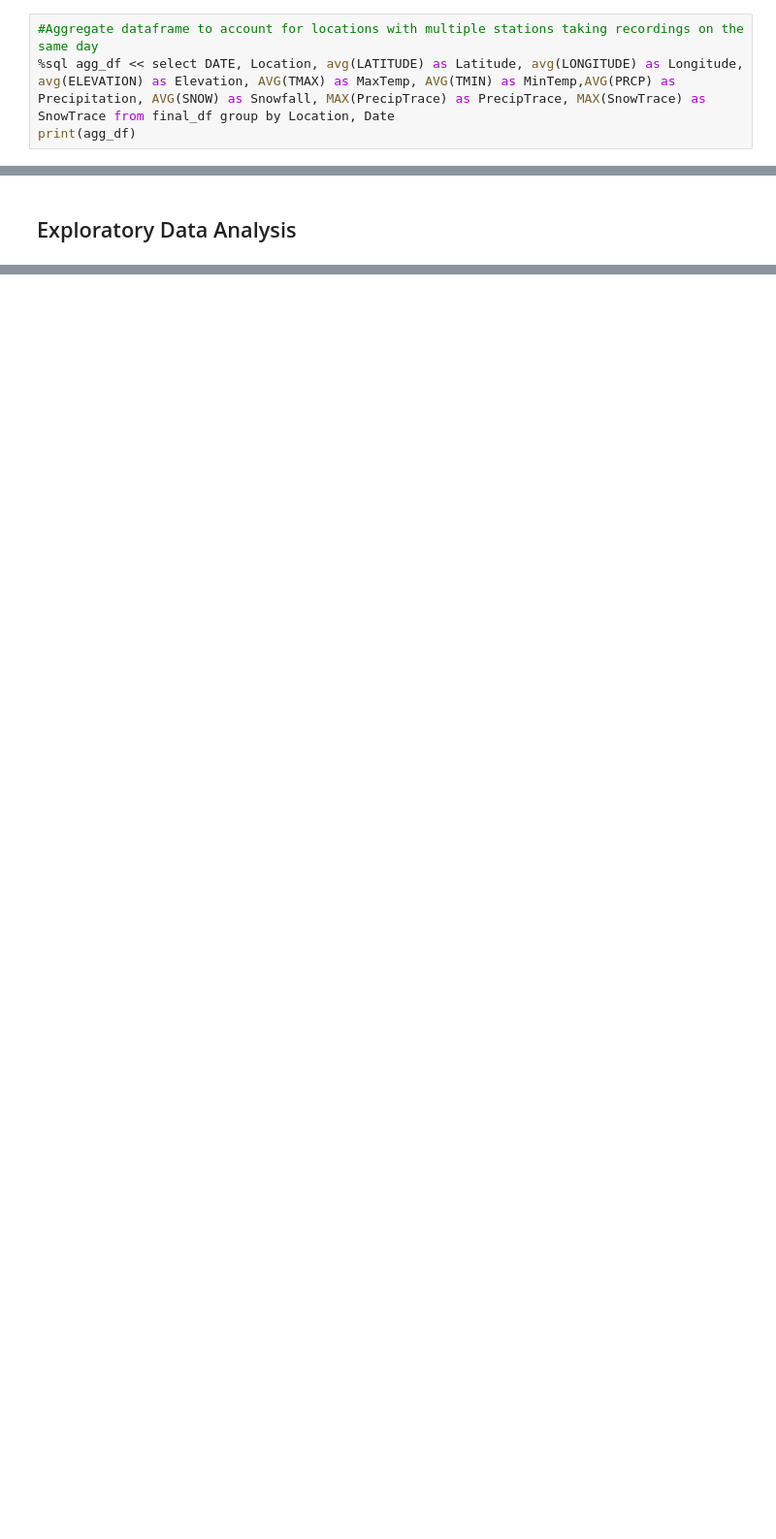
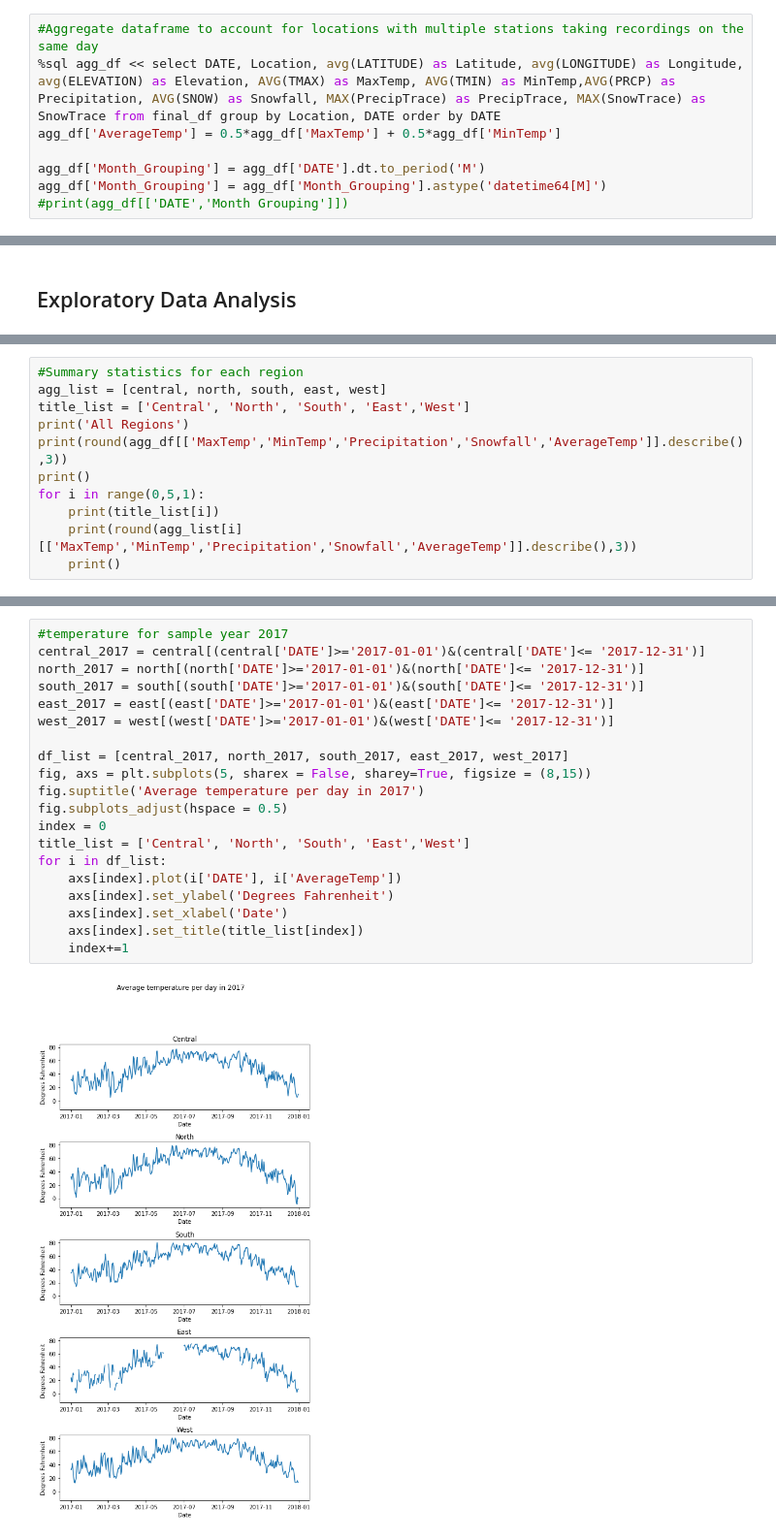
Before and after one commit to margaretquirk7/info2950, a Jupyter notebook: MQuirk_SUtech_PhaseII.ipynb, the cells around one changed output, grey strips where cells are left out. Shown: that part at 97% size. Cells and saved outputs as stored; diff of their text form; blank space fills up the shorter version.

```diff
--- a/MQuirk_SUtech_PhaseII.ipynb
+++ b/MQuirk_SUtech_PhaseII.ipynb
@@ -152,7 +152,11 @@ final_df['DATE'] = pd.to_datetime(final_df['DATE'], format = '%m/%d/%Y')
 In some cases, there were multiple stations within the same location category that recorded data. To account for this, we created an aggregated dataframe that groups by location and date and takes the average of the temperature, location, elevation, and precipitation data. This aggregated dataframe takes the maximum of the binary columns to indicate if there was a trace anywhere within the location. We wanted to maintain the binary property of the columns in order to perform logistic regression in the final phase of the project.
 # %%
 #Aggregate dataframe to account for locations with multiple stations taking recordings on the same day
-%sql agg_df << select DATE, Location, avg(LATITUDE) as Latitude, avg(LONGITUDE) as Longitude, avg(ELEVATION) as Elevation, AVG(TMAX) as MaxTemp, AVG(TMIN) as MinTemp,AVG(PRCP) as Precipitation, AVG(SNOW) as Snowfall, MAX(PrecipTrace) as PrecipTrace, MAX(SnowTrace) as SnowTrace from final_df group by Location, Date
-print(agg_df)
+%sql agg_df << select DATE, Location, avg(LATITUDE) as Latitude, avg(LONGITUDE) as Longitude, avg(ELEVATION) as Elevation, AVG(TMAX) as MaxTemp, AVG(TMIN) as MinTemp,AVG(PRCP) as Precipitation, AVG(SNOW) as Snowfall, MAX(PrecipTrace) as PrecipTrace, MAX(SnowTrace) as SnowTrace from final_df group by Location, DATE order by DATE
+agg_df['AverageTemp'] = 0.5*agg_df['MaxTemp'] + 0.5*agg_df['MinTemp']
+
+agg_df['Month_Grouping'] = agg_df['DATE'].dt.to_period('M')
+agg_df['Month_Grouping'] = agg_df['Month_Grouping'].astype('datetime64[M]')
+#print(agg_df[['DATE','Month Grouping']])
 # %% [output]
 Returning data to local variable agg_df
@@ -200,0 +200,11 @@ Attributes are not very descriptive: The attributes for different weather events
+# %%
+#Summary statistics for each region
+agg_list = [central, north, south, east, west]
+title_list = ['Central', 'North', 'South', 'East','West']
+print('All Regions')
+print(round(agg_df[['MaxTemp','MinTemp','Precipitation','Snowfall','AverageTemp']].describe(),3))
+print()
+for i in range(0,5,1):
+    print(title_list[i])
+    print(round(agg_list[i][['MaxTemp','MinTemp','Precipitation','Snowfall','AverageTemp']].describe(),3))
+    print()
@@ -200,0 +231,22 @@ Attributes are not very descriptive: The attributes for different weather events
+# %%
+#temperature for sample year 2017
+central_2017 = central[(central['DATE']>='2017-01-01')&(central['DATE']<= '2017-12-31')]
+north_2017 = north[(north['DATE']>='2017-01-01')&(north['DATE']<= '2017-12-31')]
+south_2017 = south[(south['DATE']>='2017-01-01')&(south['DATE']<= '2017-12-31')]
+east_2017 = east[(east['DATE']>='2017-01-01')&(east['DATE']<= '2017-12-31')]
+west_2017 = west[(west['DATE']>='2017-01-01')&(west['DATE']<= '2017-12-31')]
+
+df_list = [central_2017, north_2017, south_2017, east_2017, west_2017]
+fig, axs = plt.subplots(5, sharex = False, sharey=True, figsize = (8,15))
+fig.suptitle('Average temperature per day in 2017')
+fig.subplots_adjust(hspace = 0.5)
+index = 0
+title_list = ['Central', 'North', 'South', 'East','West']
+for i in df_list:
+    axs[index].plot(i['DATE'], i['AverageTemp'])
+    axs[index].set_ylabel('Degrees Fahrenheit')
+    axs[index].set_xlabel('Date')
+    axs[index].set_title(title_list[index])
+    index+=1
+# %% [output]
+[figure, added]
```
Also changed, not shown: parts of 19 cells of this notebook.
